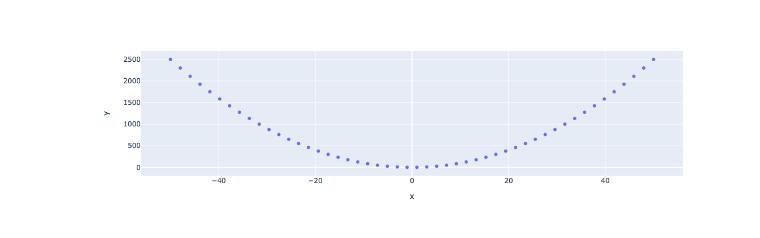
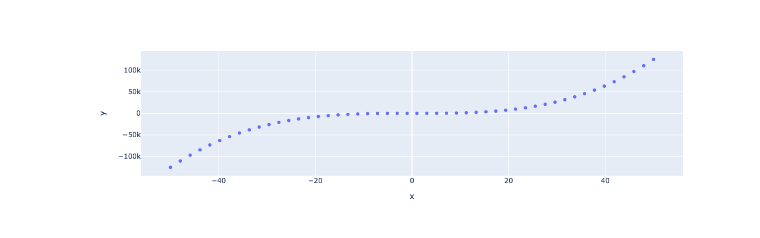
Before and after one commit to raks-tt/my-notebooks-repo, a Jupyter notebook: experiment1.ipynb, the cells around one changed output. Drawn from its saved outputs; the diff is of its cells as text; code cells hidden in the pictures.

```diff
--- a/experiment1.ipynb
+++ b/experiment1.ipynb
@@ -4,7 +4,7 @@ import plotly.express as px
 # x-axis data points
 x = np.linspace(start=-50, stop=50)
 # y-axis data points
-y = x ** 2
+y = x ** 3
 # define the plot
 fig = px.scatter(x=x, y=y)
 fig.show()
@@ -13 +12 @@ fig.show()
-[figure, old version]
+[figure, new version]
```
Also changed, not shown: parts of 1 cell of this notebook.
